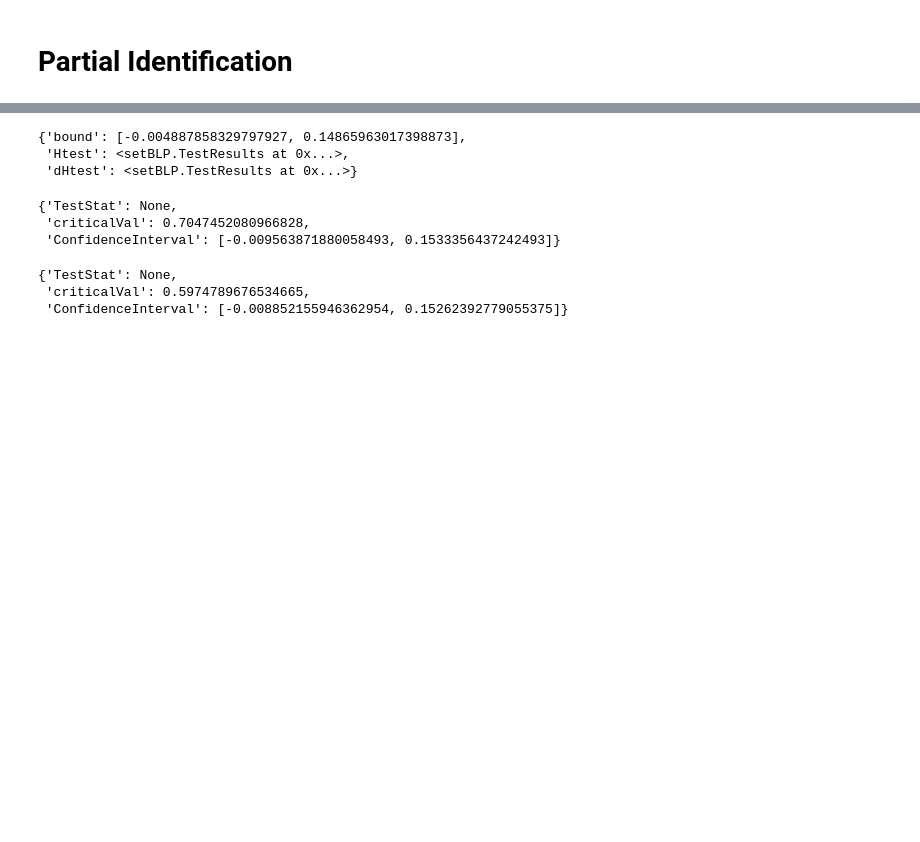
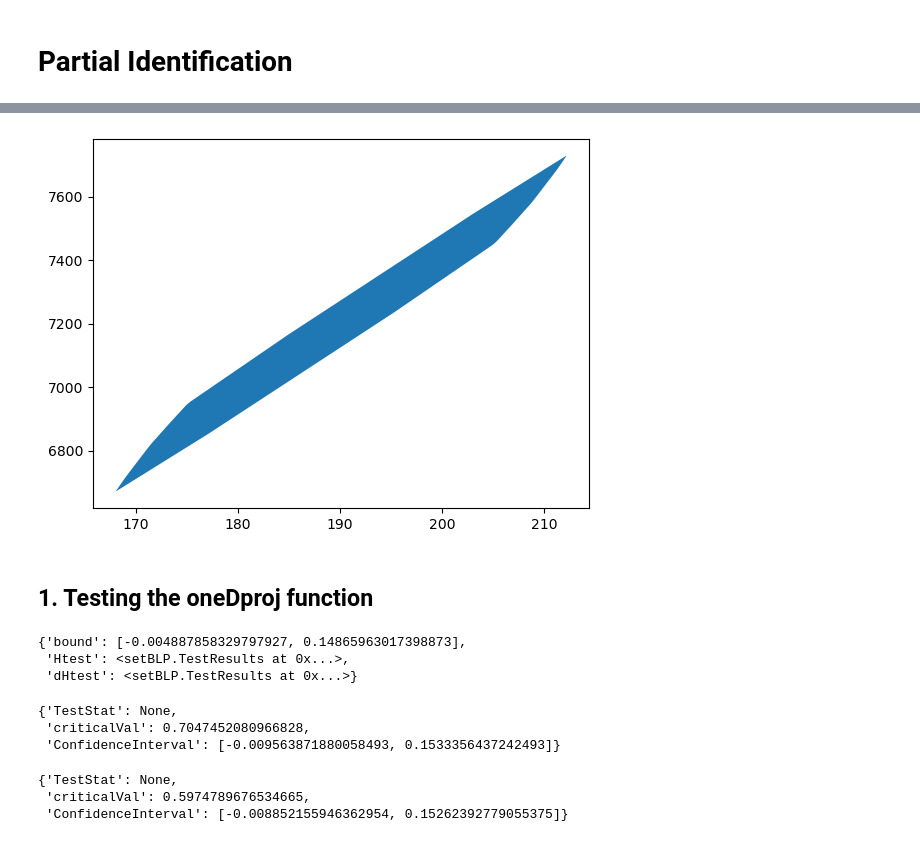
Before and after one commit to ArieBeresteanu/Bounds.jl, a Jupyter notebook: notebooks/setBLP_1Dproj_py_test.ipynb, the cells around one changed output, grey strips where cells are left out. Saved outputs shown, nothing was run; the diff lists cells and outputs as text; code cells hidden in the pictures; blank space fills up the shorter version.

```diff
--- a/notebooks/setBLP_1Dproj_py_test.ipynb
+++ b/notebooks/setBLP_1Dproj_py_test.ipynb
@@ -126,3 +149,9 @@ x = cps[['age','educ']];
+# %%
+P.plotPolygon()
+# %% [output]
+[figure, added]
+# %% [markdown]
+## 1. Testing the oneDproj function
 # %%
 r1=setBLP.oneDproj(yl,yu,x1)
 # %%
```
Also changed, not shown: parts of 19 cells of this notebook.
